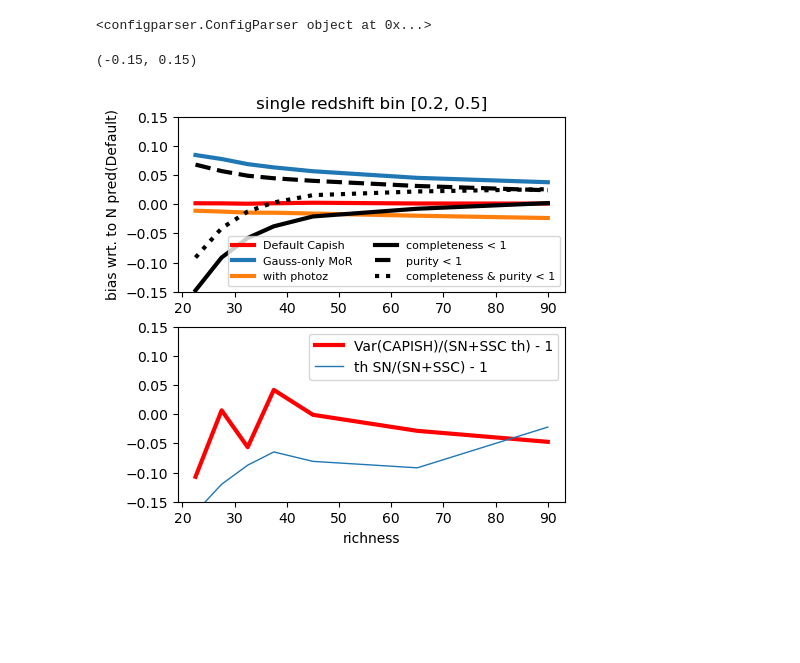
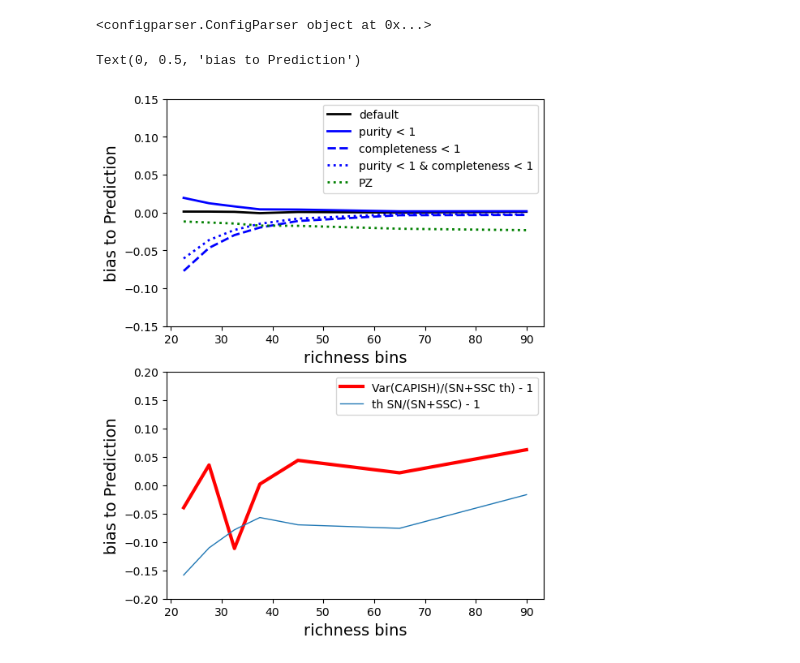
Before and after one commit to calumhrmurray/capish, a Jupyter notebook: validation_standard/tutorial_capish_outputs_richness_redshift_bins.ipynb, the cells around one changed output. Cells and saved outputs as stored; diff of their text form; code cells hidden in the pictures; blank space fills up the shorter version.

```diff
--- a/validation_standard/tutorial_capish_outputs_richness_redshift_bins.ipynb
+++ b/validation_standard/tutorial_capish_outputs_richness_redshift_bins.ipynb
@@ -60,26 +53,3 @@ res_not_pure_and_incomplete = np.mean(np.array(load('./capish_simulations/not_pu
 # %%
-std_default_capish = np.std(np.array(load('./capish_simulations/default_capish.pkl'))[:,0], axis=0, ddof=1)
+std_default_capish = np.std(np.array(load('default_capish_Gamma_1.0_noWL_noise.pkl'))[:,0], axis=0, ddof=1)
 var_th = Nfid + Nfid **2 * bfid **2 * Sij[0]
-# %%
-plt.figure(figsize=(5,5))
-plt.subplot(211)
-plt.title('single redshift bin [0.2, 0.5]')
-plt.plot(ClusterAbundanceObject.richness_centers, res_default_capish/Nfid - 1, '-r', lw=3, label = 'Default Capish')
-plt.plot(ClusterAbundanceObject.richness_centers, res_gauss_only_MoR/Nfid - 1, lw=3, label = 'Gauss-only MoR')
-plt.plot(ClusterAbundanceObject.richness_centers, res_with_photoz/Nfid - 1, lw=3, label = 'with photoz')
-plt.plot(ClusterAbundanceObject.richness_centers, res_incomplete/Nfid - 1, '-k', lw=3, label = 'completeness < 1')
-plt.plot(ClusterAbundanceObject.richness_centers, res_not_pure/Nfid - 1, '--k', lw=3, label = 'purity < 1')
-plt.plot(ClusterAbundanceObject.richness_centers, res_not_pure_and_incomplete/Nfid - 1, ':k', lw=3, label = 'completeness & purity < 1')
-plt.legend(fontsize=8, ncols=2)
-plt.ylabel(r'bias wrt. to N pred(Default)')
-plt.ylim(-0.15, 0.15)
-plt.subplot(212)
-plt.plot(ClusterAbundanceObject.richness_centers, std_default_capish/np.sqrt(var_th) - 1, '-r', lw=3, label = 'Var(CAPISH)/(SN+SSC th) - 1')
-plt.plot(ClusterAbundanceObject.richness_centers, np.sqrt(Nfid)/np.sqrt(var_th) - 1, '-', lw=1, label = 'th SN/(SN+SSC) - 1')
-plt.legend()
-plt.xlabel('richness')
-plt.ylim(-0.15, 0.15)
-#plt.plot(ClusterAbundanceObject.richness_centers, std_default_capish/np.sqrt(Nfid) - 1, ':', lw=3, label = 'Default Capish')
-# %% [output]
-(-0.15, 0.15)
-[figure, removed]
@@ -95,0 +56,37 @@ plt.ylim(-0.15, 0.15)
+# %%
+plt.figure(figsize=(6,8))
+plt.subplot(211)
+res_default_capish_10 = np.mean(np.array(load('default_capish_Gamma_1.0_noWL_noise.pkl'))[:,0], axis=0)
+res_default_capish_07 = np.mean(np.array(load('default_capish_Gamma_0.7_noWL_noise.pkl'))[:,0], axis=0)
+res_default_capish_07_WL_noise = np.mean(np.array(load('default_capish_Gamma_0.7_WL_noise.pkl'))[:,0], axis=0)
+res_photoz = np.mean(np.array(load('with_photoz.pkl'))[:,0], axis=0)
+rho_m01 = np.mean(np.array(load('rho_m0.1.pkl'))[:,0], axis=0)
+rho_p01 = np.mean(np.array(load('rho_p0.1.pkl'))[:,0], axis=0)
+rho_p02 = np.mean(np.array(load('rho_p0.2.pkl'))[:,0], axis=0)
+not_pure = np.mean(np.array(load('not_pure.pkl'))[:,0], axis=0)
+not_complete = np.mean(np.array(load('incomplete.pkl'))[:,0], axis=0)
+not_pure_not_complete = np.mean(np.array(load('not_pure_and_incomplete.pkl'))[:,0], axis=0)
+plt.plot(ClusterAbundanceObject.richness_centers, (res_default_capish_10)/Nfid - 1, '-k',  lw=2, label=r'default')
+plt.plot(ClusterAbundanceObject.richness_centers, (not_pure )/Nfid - 1, '-b', lw=2, label = 'purity < 1')
+plt.plot(ClusterAbundanceObject.richness_centers, (not_complete)/Nfid - 1, '--b', lw=2,label = 'completeness < 1')
+plt.plot(ClusterAbundanceObject.richness_centers, (not_pure_not_complete)/Nfid - 1, ':b', lw=2,
+                                                     label = 'purity < 1 & completeness < 1')
+plt.plot(ClusterAbundanceObject.richness_centers, (res_photoz)/Nfid - 1, ':g', lw=2, label = 'PZ')
+plt.ylim(-0.15, 0.15)
+plt.xlabel('richness bins', fontsize=14)
+plt.ylabel('bias to Prediction', fontsize=14)
+plt.legend()
+
+
+plt.subplot(212)
+plt.plot(ClusterAbundanceObject.richness_centers, std_default_capish/np.sqrt(var_th) - 1, '-r', lw=3, label = 'Var(CAPISH)/(SN+SSC th) - 1')
+plt.plot(ClusterAbundanceObject.richness_centers, np.sqrt(Nfid)/np.sqrt(var_th) - 1, '-', lw=1, label = 'th SN/(SN+SSC) - 1')
+plt.legend()
+plt.xlabel('richness')
+plt.ylim(-0.20, 0.20)
+plt.xlabel('richness bins', fontsize=14)
+plt.ylabel('bias to Prediction', fontsize=14)
+#plt.plot(ClusterAbundanceObject.richness_centers, std_default_capish/np.sqrt(Nfid) - 1, ':', lw=3, label = 'Default Capish')
+# %% [output]
+Text(0, 0.5, 'bias to Prediction')
+[figure, added]
```
Also changed, not shown: parts of 7 cells of this notebook, 18 other files.
